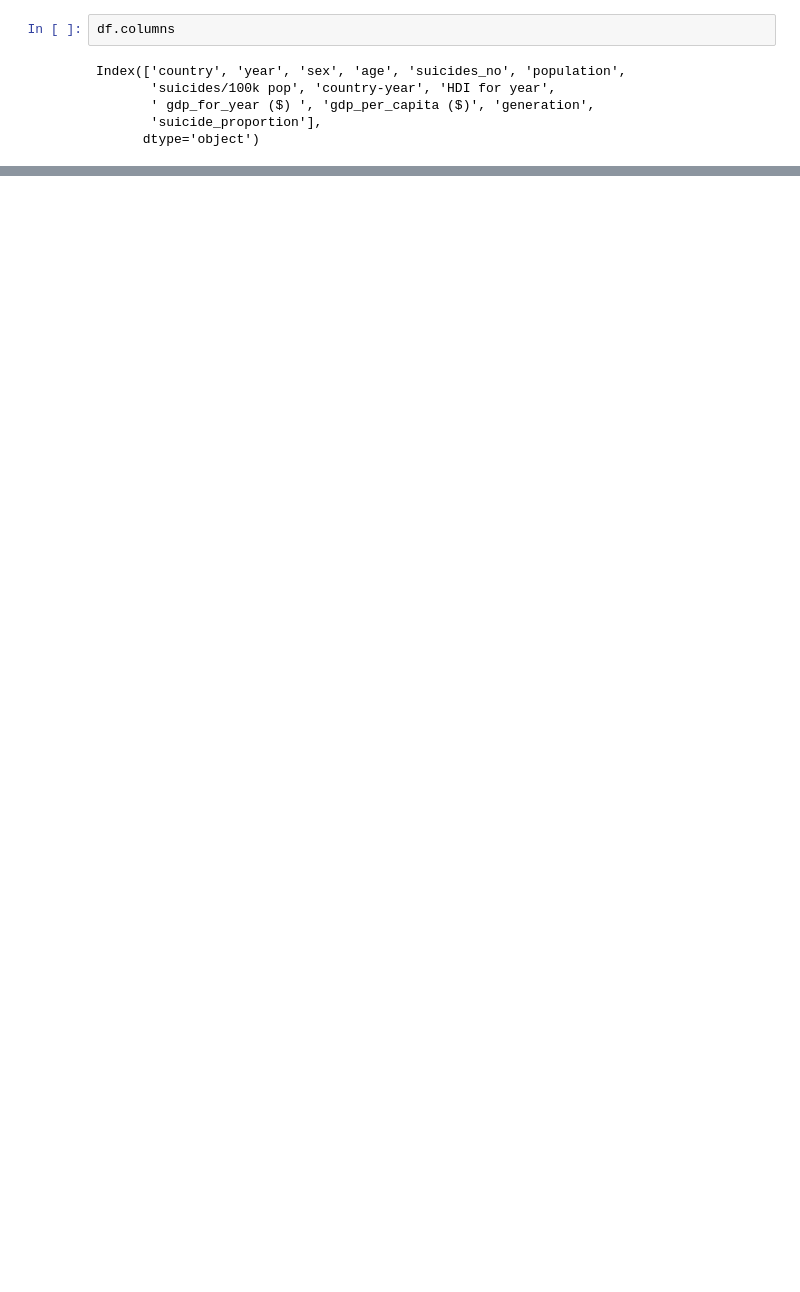
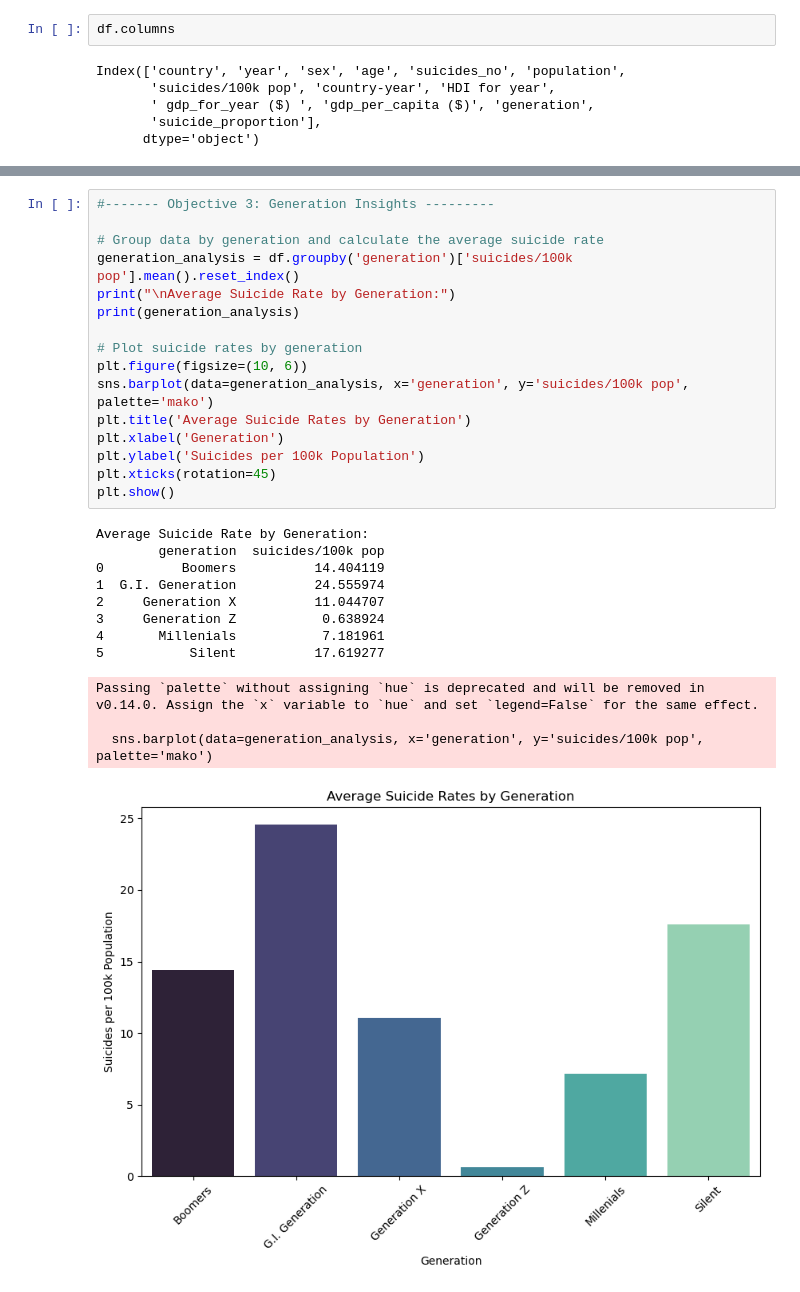
Before and after one commit to hadasssahamase/Suicide_rates_project, a Jupyter notebook: Suicide_rate_project/Suicide_rate_project.ipynb, the cells around one changed output, grey strips where cells are left out. Drawn from its saved outputs; the diff is of its cells as text; blank space fills up the shorter version.

```diff
--- a/Suicide_rate_project/Suicide_rate_project.ipynb
+++ b/Suicide_rate_project/Suicide_rate_project.ipynb
@@ -261,0 +169,29 @@ Index(['country', 'year', 'sex', 'age', 'suicides_no', 'population',
+# %%
+#------- Objective 3: Generation Insights ---------
+
+# Group data by generation and calculate the average suicide rate
+generation_analysis = df.groupby('generation')['suicides/100k pop'].mean().reset_index()
+print("\nAverage Suicide Rate by Generation:")
+print(generation_analysis)
+
+# Plot suicide rates by generation
+plt.figure(figsize=(10, 6))
+sns.barplot(data=generation_analysis, x='generation', y='suicides/100k pop', palette='mako')
+plt.title('Average Suicide Rates by Generation')
+plt.xlabel('Generation')
+plt.ylabel('Suicides per 100k Population')
+plt.xticks(rotation=45)
+plt.show()
+# %% [output]
+Average Suicide Rate by Generation:
+        generation  suicides/100k pop
+0          Boomers          14.404119
+1  G.I. Generation          24.555974
+2     Generation X          11.044707
+3     Generation Z           0.638924
+4       Millenials           7.181961
+5           Silent          17.619277
+Passing `palette` without assigning `hue` is deprecated and will be removed in v0.14.0. Assign the `x` variable to `hue` and set `legend=False` for the same effect.
+
+  sns.barplot(data=generation_analysis, x='generation', y='suicides/100k pop', palette='mako')
+[figure, added]
```
Also changed, not shown: parts of 38 cells of this notebook.
